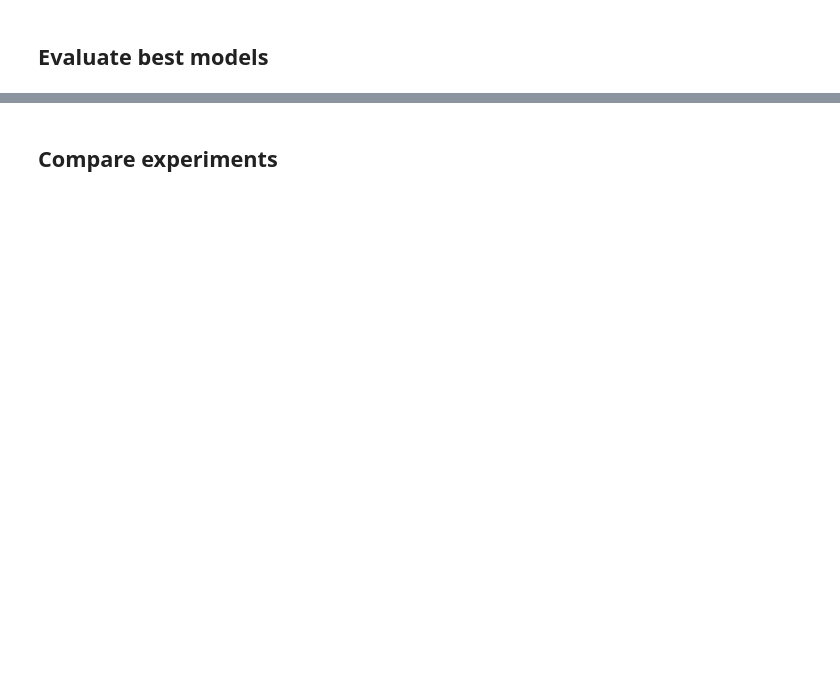
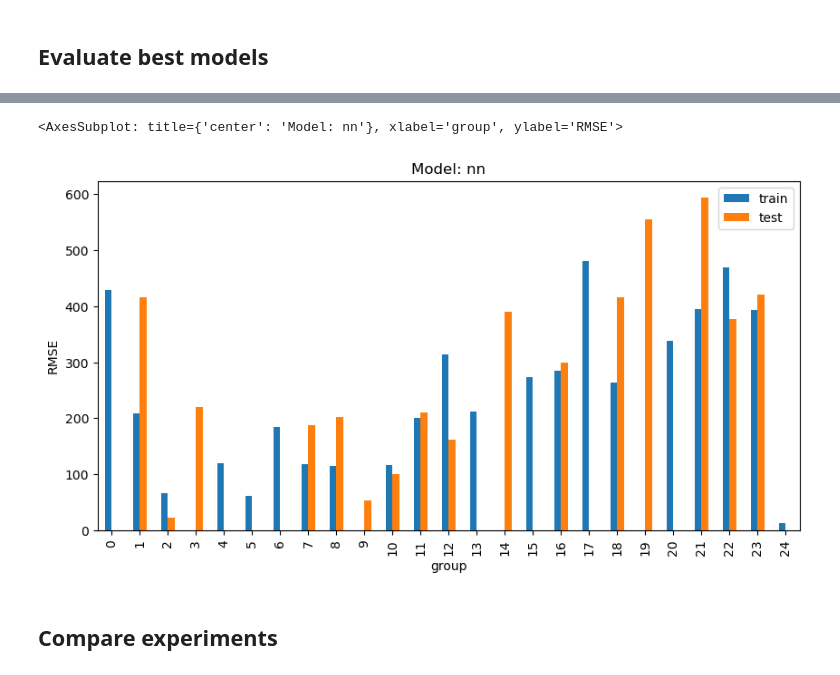
Before and after one commit to adamovanja/ritme, a Jupyter notebook: experiments/try_tune.ipynb, the cells around one changed output, grey strips where cells are left out. Cells and saved outputs as stored; diff of their text form; code cells hidden in the pictures; blank space fills up the shorter version.

Commit message:
change from tensorflow to pytorch

```diff
--- a/experiments/try_tune.ipynb
+++ b/experiments/try_tune.ipynb
@@ -31,3 +29,5 @@ The autoreload extension is already loaded. To reload it, use:
+# %%
+ls_model_types = ["nn", "xgb", "linreg", "rf"]
 # %% [markdown]
 ## Load and split data
 # %%
@@ -38,7 +38,14 @@ Train: (75, 22), Test: (25, 22)
 ## Run all experiments
 # %%
 result_dic = run_all_trials(
-    train_val, TARGET, HOST_ID, SEED_DATA, SEED_MODEL, MLFLOW_TRACKING_URI
+    train_val,
+    TARGET,
+    HOST_ID,
+    SEED_DATA,
+    SEED_MODEL,
+    MLFLOW_TRACKING_URI,
+    model_types=ls_model_types,
+    fully_reproducible=False,
 )
 result_dic
 # %% [output]
@@ -97,12 +98,18 @@ class TunedModel:
         )
         if isinstance(self.model, xgb.core.Booster):
             return xgb.DMatrix(transformed)
+        elif isinstance(self.model, NeuralNet):
+            return torch.tensor(transformed.values, dtype=torch.float32)
         else:
             return transformed.values
 
     def predict(self, data):
         transformed = self.transform(data)
-        predicted = self.model.predict(transformed)
+        if isinstance(self.model, NeuralNet):
+            with torch.no_grad():
+                predicted = self.model(transformed).numpy()
+        else:
+            predicted = self.model.predict(transformed)
         return predicted.flatten()
 # %%
 best_model_dic = {}
@@ -158,21 +173,24 @@ rmse_df.plot(kind="bar", title="Overall", ylabel="RMSE")
 # %%
 # plot rmse over true time bin
 # ! (TIME case)
-model_type = "rf"
+model_type = ls_model_types[0]
 pred_df = preds_dic[model_type]
 split = None
 
 # bin true columns by months
 pred_df["group"] = np.round(pred_df["true"] / DAYS_PER_MONTH, 0).astype(int)
 
 grouped_ser = pred_df.groupby(["group"]).apply(_calculate_rmse)
 grouped_df = grouped_ser.apply(pd.Series)
 if split is not None:
     grouped_df = grouped_df[[split]].copy()
 
 grouped_df.plot(
     kind="bar", title=f"Model: {model_type}", ylabel="RMSE", figsize=(10, 5)
 )
+# %% [output]
+<AxesSubplot: title={'center': 'Model: nn'}, xlabel='group', ylabel='RMSE'>
+[figure, added]
 # %% [markdown]
 ## Compare experiments
 # %%
```
Also changed, not shown: parts of 10 cells of this notebook, 10 other files.
